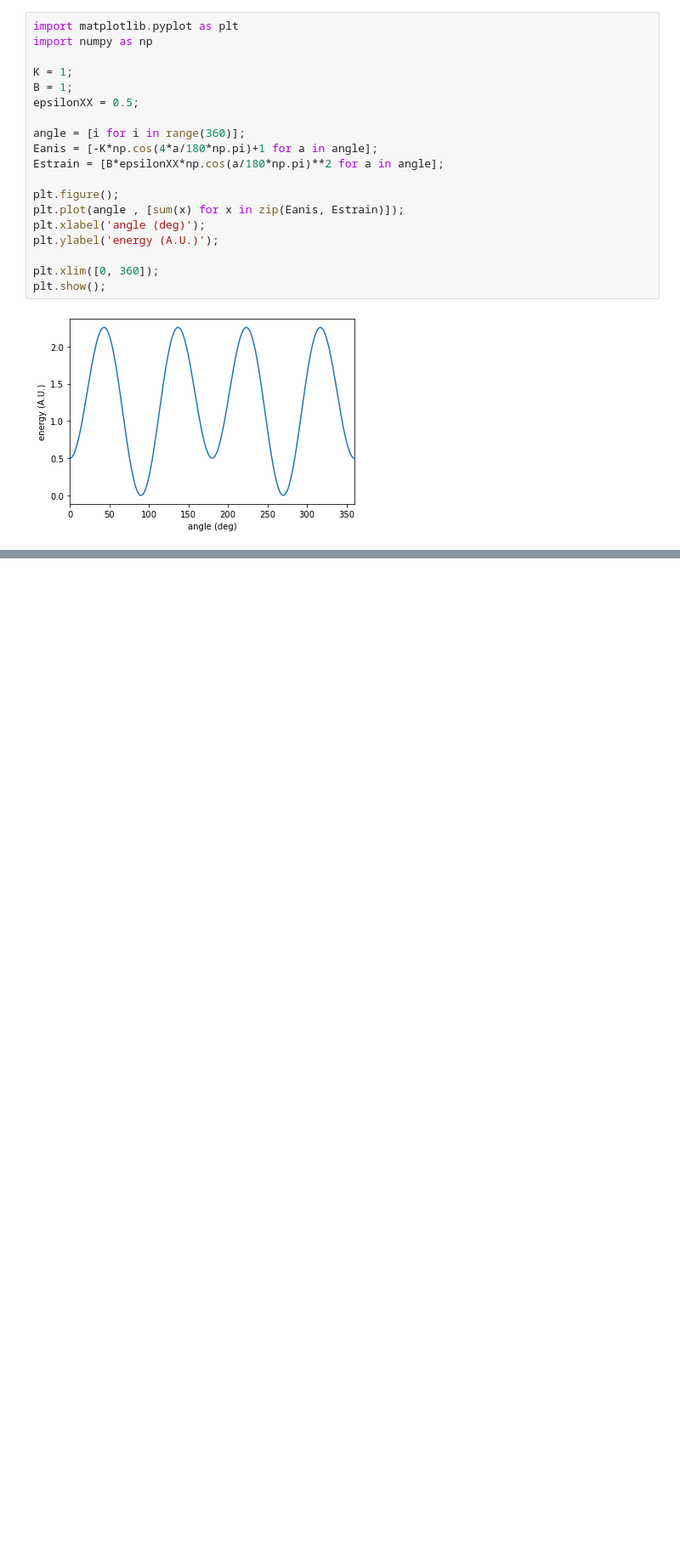
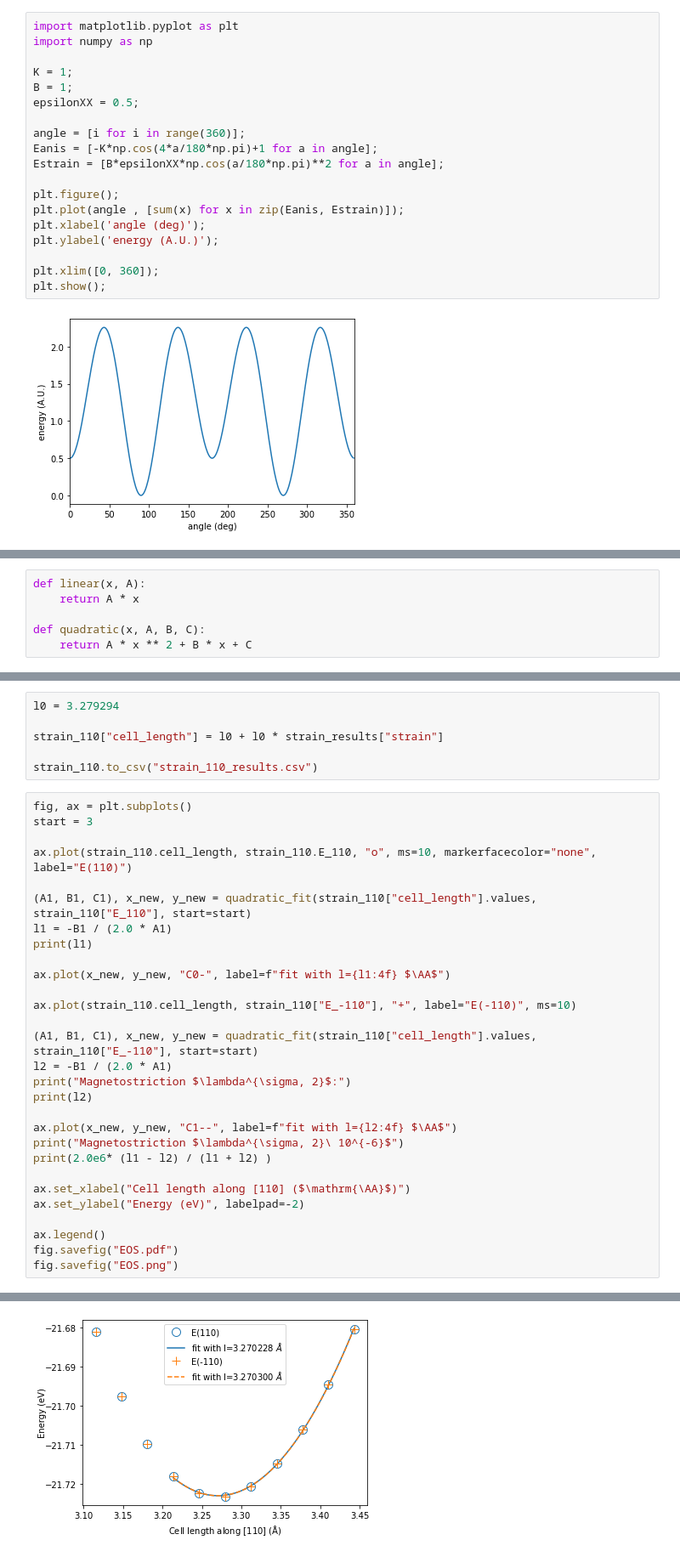
Before and after one commit to pgrigorev/Mn2Au_strain, a Jupyter notebook: Mn2Au strain assisted switching.ipynb, the cells around one changed output, grey strips where cells are left out. Shown at 85% size. Drawn from its saved outputs; the diff is of its cells as text; blank space fills up the shorter version.

```diff
--- a/Mn2Au strain assisted switching.ipynb
+++ b/Mn2Au strain assisted switching.ipynb
@@ -61,0 +64,6 @@ plt.show();
+# %%
+def linear(x, A):
+    return A * x
+
+def quadratic(x, A, B, C):
+    return A * x ** 2 + B * x + C
@@ -61,0 +170,36 @@ plt.show();
+# %%
+l0 = 3.279294
+
+strain_110["cell_length"] = l0 + l0 * strain_results["strain"]
+
+strain_110.to_csv("strain_110_results.csv")
+# %%
+fig, ax = plt.subplots()
+start = 3
+
+ax.plot(strain_110.cell_length, strain_110.E_110, "o", ms=10, markerfacecolor="none", label="E(110)")
+
+(A1, B1, C1), x_new, y_new = quadratic_fit(strain_110["cell_length"].values, strain_110["E_110"], start=start)
+l1 = -B1 / (2.0 * A1)
+print(l1)
+
+ax.plot(x_new, y_new, "C0-", label=f"fit with l={l1:4f} $\AA$")
+
+ax.plot(strain_110.cell_length, strain_110["E_-110"], "+", label="E(-110)", ms=10)
+
+(A1, B1, C1), x_new, y_new = quadratic_fit(strain_110["cell_length"].values, strain_110["E_-110"], start=start)
+l2 = -B1 / (2.0 * A1)
+print("Magnetostriction $\lambda^{\sigma, 2}$:")
+print(l2)
+
+ax.plot(x_new, y_new, "C1--", label=f"fit with l={l2:4f} $\AA$")
+print("Magnetostriction $\lambda^{\sigma, 2}\ 10^{-6}$")
+print(2.0e6* (l1 - l2) / (l1 + l2) )
+
+ax.set_xlabel("Cell length along [110] ($\mathrm{\AA}$)")
+ax.set_ylabel("Energy (eV)", labelpad=-2)
+
+ax.legend()
+fig.savefig("EOS.pdf")
+fig.savefig("EOS.png")
+# %% [output]
@@ -61,0 +215 @@ plt.show();
+[figure, added]
```
Also changed, not shown: parts of 20 cells of this notebook.
